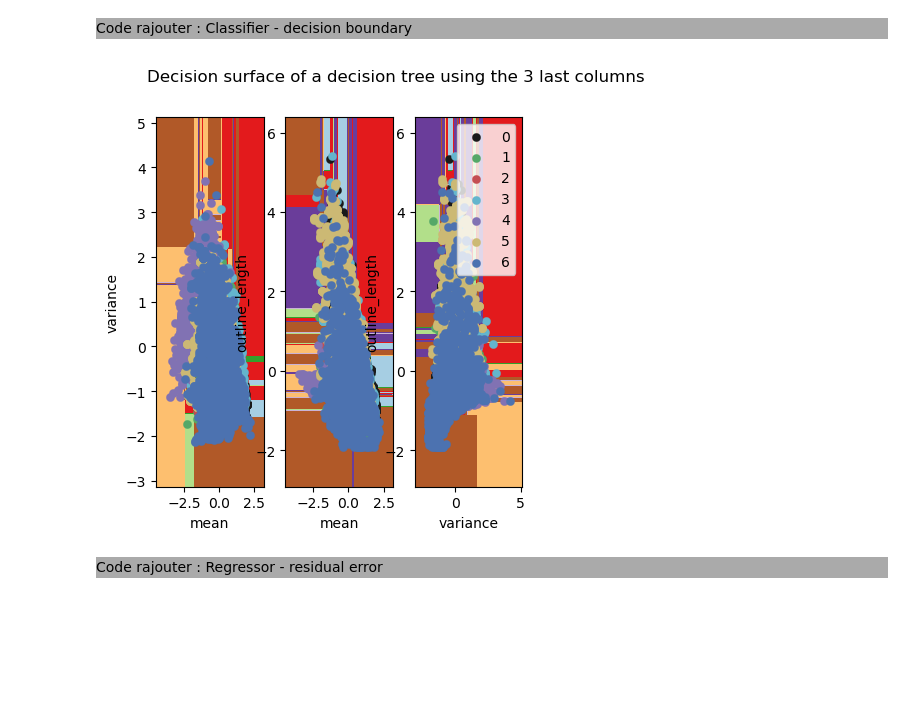
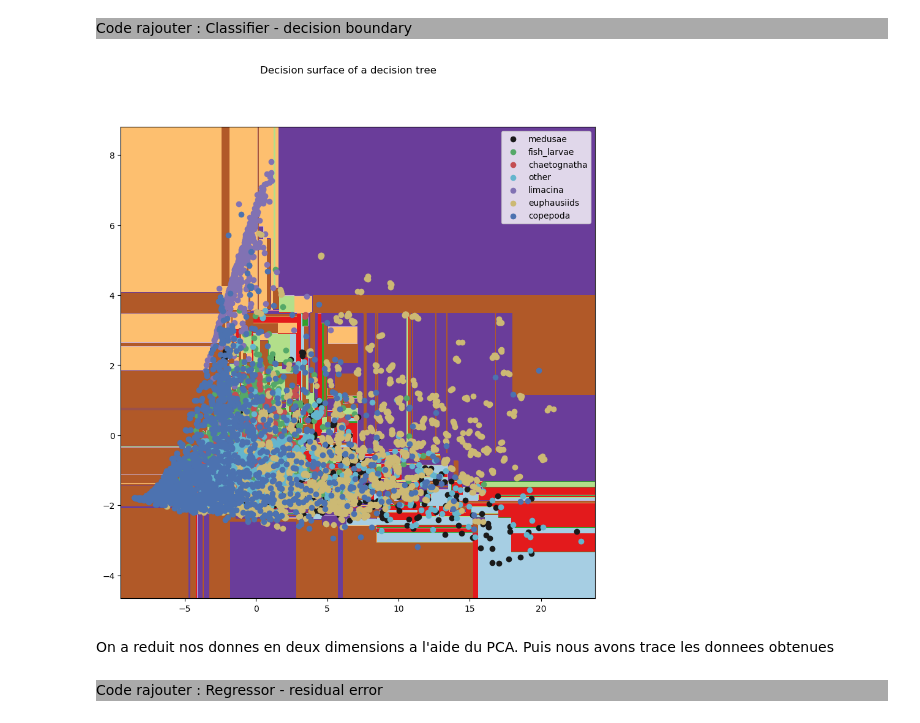
Before and after one commit to MathisDupont/ECOLO1, a Jupyter notebook: starting_kit/README_visualizaton.ipynb, the cells around one changed output. Saved outputs shown, nothing was run; the diff lists cells and outputs as text; code cells hidden in the pictures; blank space fills up the shorter version.

```diff
--- a/starting_kit/README_visualizaton.ipynb
+++ b/starting_kit/README_visualizaton.ipynb
@@ -426,75 +494,63 @@ fig.tight_layout()
 # %%
 import numpy as np
 import matplotlib.pyplot as plt
 
 from sklearn.datasets import load_iris
 from sklearn.tree import DecisionTreeClassifier
 
 # Parameters
 n_classes = 7
 plot_colors = "kgrcmyb"
 
 plot_step = 0.02
 
-#['sum_axis_0_50','sum_axis_1_50','mean','variance', 'outline_length']
-# data[['sum_axis_0_50','sum_axis_1_50','mean','variance', 'outline_length']]
-label = ['mean','variance', 'outline_length']
+#Label
+labels = ["medusae","fish_larvae","chaetognatha","other","limacina","euphausiids","copepoda"]
 
-#on va comparer les 3 dernieres colonnes dans notre tableau de données data
-#ces colonnes ont pour indices 203-1=202, 203-2=201, 203-3=200
-#on va les compare 2 par 2
 
-#increment pour num image
-ind = 1
 
-for pairidx, pair in enumerate([[200, 201], [200, 202], [201, 202]]):
-    # We only take the two corresponding features
-    X = X_train[:, pair]
-    y = D.data['Y_train']
+X = D.data['X_train']
+y = D.data['Y_train']
 
-    # Shuffle
-    idx = np.arange(X.shape[0])
-    np.random.seed(13)
-    np.random.shuffle(idx)
-    X = X[idx]
-    y = y[idx]
 
-    # Standardize
-    mean = X.mean(axis=0)
-    std = X.std(axis=0)
-    X = (X - mean) / std
+X = PCA(n_components=2).fit_transform(X)
+kmeans = KMeans(init='k-means++', n_clusters=n_digits, n_init=10)
+kmeans.fit(X)
 
-    # Train
-    clf = DecisionTreeClassifier().fit(X, y)
+# Train
+clf = DecisionTreeClassifier().fit(X, y)
 
-    # Plot the decision boundary
-    plt.subplot(1, 4, ind )
-    ind = ind+1
 
-    x_min, x_max = X[:, 0].min() - 1, X[:, 0].max() + 1
-    y_min, y_max = X[:, 1].min() - 1, X[:, 1].max() + 1
-    xx, yy = np.meshgrid(np.arange(x_min, x_max, plot_step),
-                         np.arange(y_min, y_max, plot_step))
+# Plot the decision boundary
+plt.figure(figsize=(10,10))
 
-    Z = clf.predict(np.c_[xx.ravel(), yy.ravel()])
-    Z = Z.reshape(xx.shape)
-    cs = plt.contourf(xx, yy, Z, cmap=plt.cm.Paired)
-    plt.xlabel(label[pair[0]-200]) #a changer
-    plt.ylabel(label[pair[1]-200])  # a changer
-    plt.axis("tight")
-    # Plot the training points
-    for i, color in zip(range(n_classes), plot_colors):
-        idx = np.where(y == i)
-        plt.scatter(X[idx, 0], X[idx, 1], c=color, label=i, linewidth=0.2, #a changer label
-                    cmap=plt.cm.Paired)
+# Step size of the mesh. Decrease to increase the quality of the VQ.
+h = .02     # point in the mesh [x_min, x_max]x[y_min, y_max].
 
-    plt.axis("tight")
+# Plot the decision boundary. For that, we will assign a color to each
+x_min, x_max = X[:, 0].min() - 1, X[:, 0].max() + 1
+y_min, y_max = X[:, 1].min() - 1, X[:, 1].max() + 1
+xx, yy = np.meshgrid(np.arange(x_min, x_max, plot_step),
+                     np.arange(y_min, y_max, plot_step))
 
-plt.suptitle("Decision surface of a decision tree using the 3 last columns")
+Z = clf.predict(np.c_[xx.ravel(), yy.ravel()])
+Z = Z.reshape(xx.shape)
+cs = plt.contourf(xx, yy, Z, cmap=plt.cm.Paired)
+plt.axis("tight")
+# Plot the training points
+for i, color in zip(range(n_classes), plot_colors):
+    idx = np.where(y == i)
+    plt.scatter(X[idx, 0], X[idx, 1], c=color, label=labels[i])
+
+plt.axis("tight")
+
+plt.suptitle("Decision surface of a decision tree ")
 plt.legend()
 plt.show()
 # %% [output]
-[figure, old version]
+[figure, new version]
+# %% [markdown]
+On a reduit nos donnes en deux dimensions a l'aide du PCA. Puis nous avons trace les donnees obtenues
 # %% [markdown]
 <div style="background:#AAAAAA">
     Code rajouter : Regressor - residual error
```
Also changed, not shown: parts of 9 cells of this notebook.
